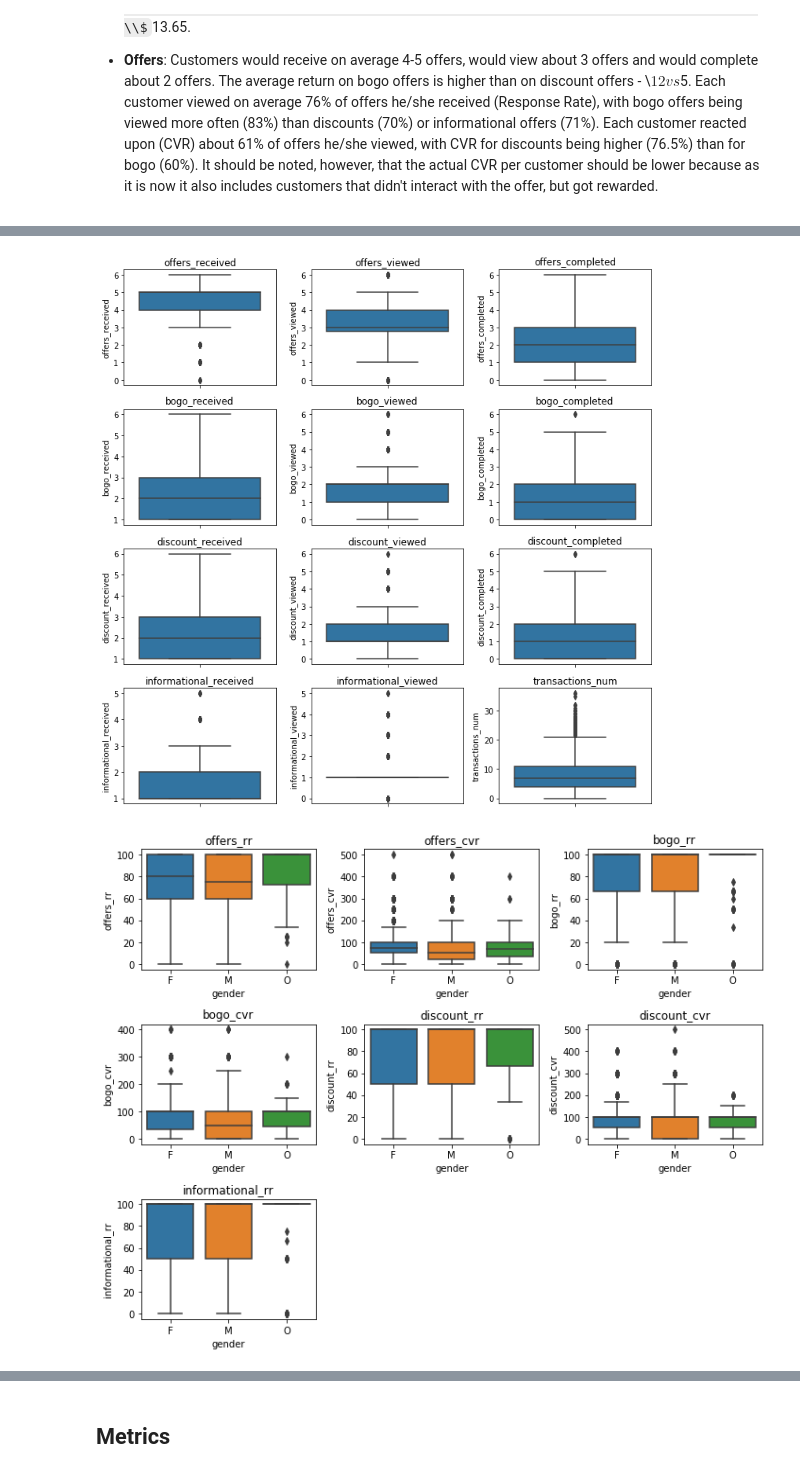
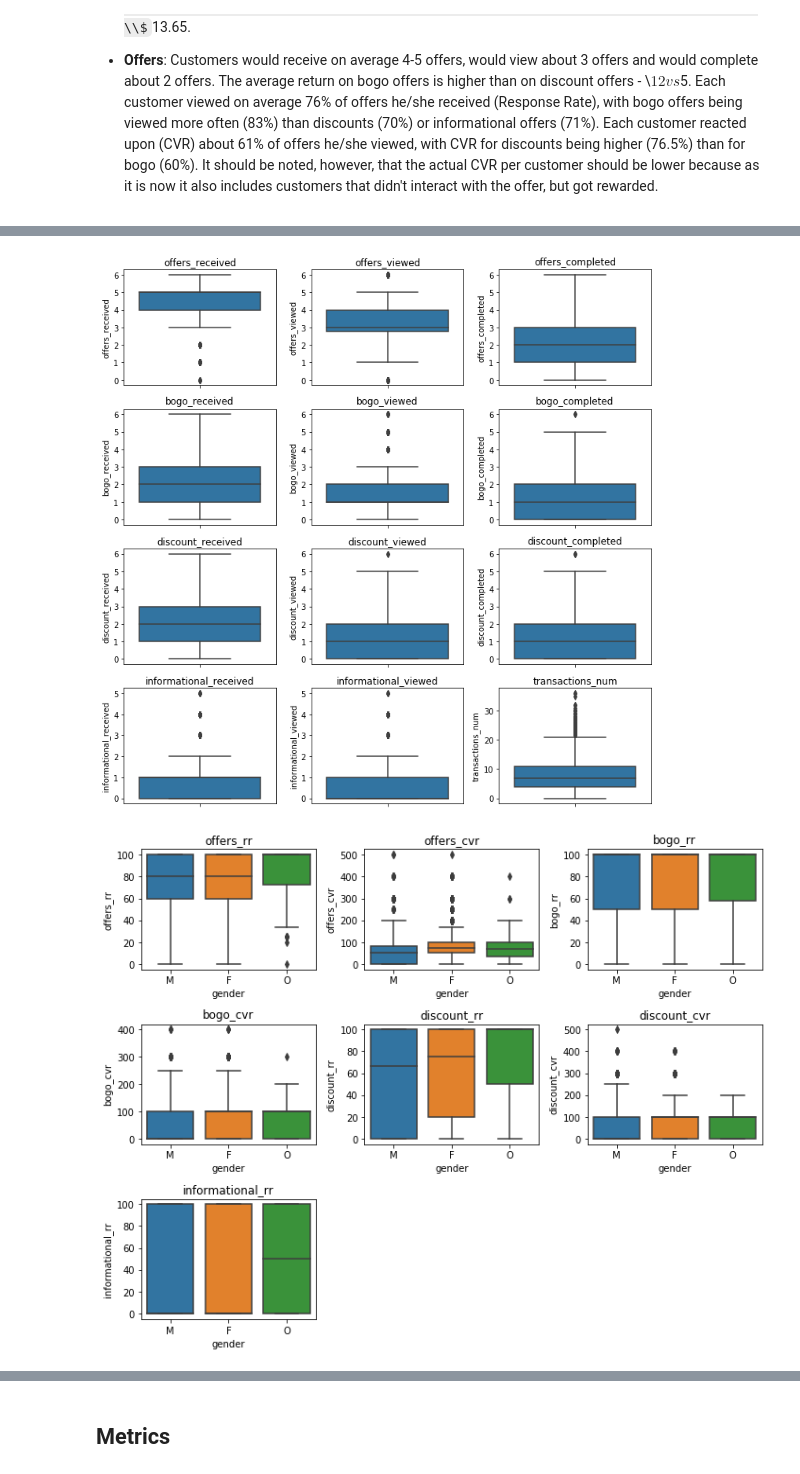
Before and after one commit to k-bosko/Starbucks_rewards, a Jupyter notebook: Starbucks_capstone.ipynb, the cells around one changed output, grey strips where cells are left out. Drawn from its saved outputs; the diff is of its cells as text; code cells hidden in the pictures; some formulas as TeX source.

```diff
--- a/Starbucks_capstone.ipynb
+++ b/Starbucks_capstone.ipynb
@@ -577,9 +693,9 @@ for i, each in enumerate(starbucks_aggr[cols]):
 cols = ['offers_rr', 'offers_cvr','bogo_rr', 'bogo_cvr', 'discount_rr', 'discount_cvr','informational_rr']
 plt.figure(figsize=(10, 7));
 
-for i, each in enumerate(starbucks_aggr[cols]):
+for i, each in enumerate(starbucks_imputed[cols]):
     plt.subplot(4,2,i+1)
-    sns.boxplot(starbucks_aggr[each]);
+    sns.boxplot(starbucks_imputed[each]);
     plt.title(f"{each}, %");
     plt.tight_layout();
 # %% [output]
@@ -587,9 +703,9 @@ for i, each in enumerate(starbucks_aggr[cols]):
 # %%
 plt.figure(figsize=(10, 5));
 
-for i, each in enumerate(starbucks_aggr[['total_bogo', 'total_amount', 'total_amount', 'total_rewarded']]):
+for i, each in enumerate(starbucks_imputed[['total_bogo', 'total_amount', 'total_amount', 'total_rewarded']]):
     plt.subplot(2,2,i+1)
-    sns.boxplot(starbucks_aggr[each]);
+    sns.boxplot(starbucks_imputed[each]);
     plt.title(f"{each}, $");
     plt.tight_layout();
 # %% [output]
@@ -597,9 +713,9 @@ for i, each in enumerate(starbucks_aggr[['total_bogo', 'total_amount', 'total_am
 # %%
 plt.figure(figsize=(10, 5));
 
-for i, each in enumerate(starbucks_aggr[['avg_order_size', 'avg_reward_size','avg_bogo_size', 'avg_discount_size']]):
+for i, each in enumerate(starbucks_imputed[['avg_order_size', 'avg_reward_size','avg_bogo_size', 'avg_discount_size']]):
     plt.subplot(2,2,i+1)
-    sns.boxplot(starbucks_aggr[each]);
+    sns.boxplot(starbucks_imputed[each]);
     plt.title(f"{each}, $");
     plt.tight_layout();
 # %% [output]
@@ -612,26 +728,26 @@ cols = ['offers_received','offers_viewed', 'offers_completed',
 
 plt.figure(figsize=(10, 10));
 
-for i, each in enumerate(starbucks_aggr[cols]):
+for i, each in enumerate(starbucks_imputed[cols]):
     plt.subplot(4,3,i+1)
-    sns.boxplot(y=starbucks_aggr[each]);
+    sns.boxplot(y=starbucks_imputed[each]);
     plt.title(f"{each}");
     plt.tight_layout();
 # %% [output]
-[figure, old version]
+[figure, new version]
 # %%
 cols = ['offers_rr', 'offers_cvr','bogo_rr', 'bogo_cvr','discount_rr', 'discount_cvr','informational_rr']
 
 
 plt.figure(figsize=(10, 10));
 
-for i, each in enumerate(starbucks_aggr[cols]):
+for i, each in enumerate(starbucks_imputed[cols]):
     plt.subplot(4,3,i+1)
-    sns.boxplot(y=each, x='gender', data=starbucks_aggr);
+    sns.boxplot(y=each, x='gender', data=starbucks_imputed);
     plt.title(f"{each}");
     plt.tight_layout();
 # %% [output]
-[figure, old version]
+[figure, new version]
 # %%
 cols = ['offers_rr', 'offers_cvr','bogo_rr', 'bogo_cvr','discount_rr', 'discount_cvr','informational_rr']
 
```
Also changed, not shown: parts of 87 cells of this notebook.
